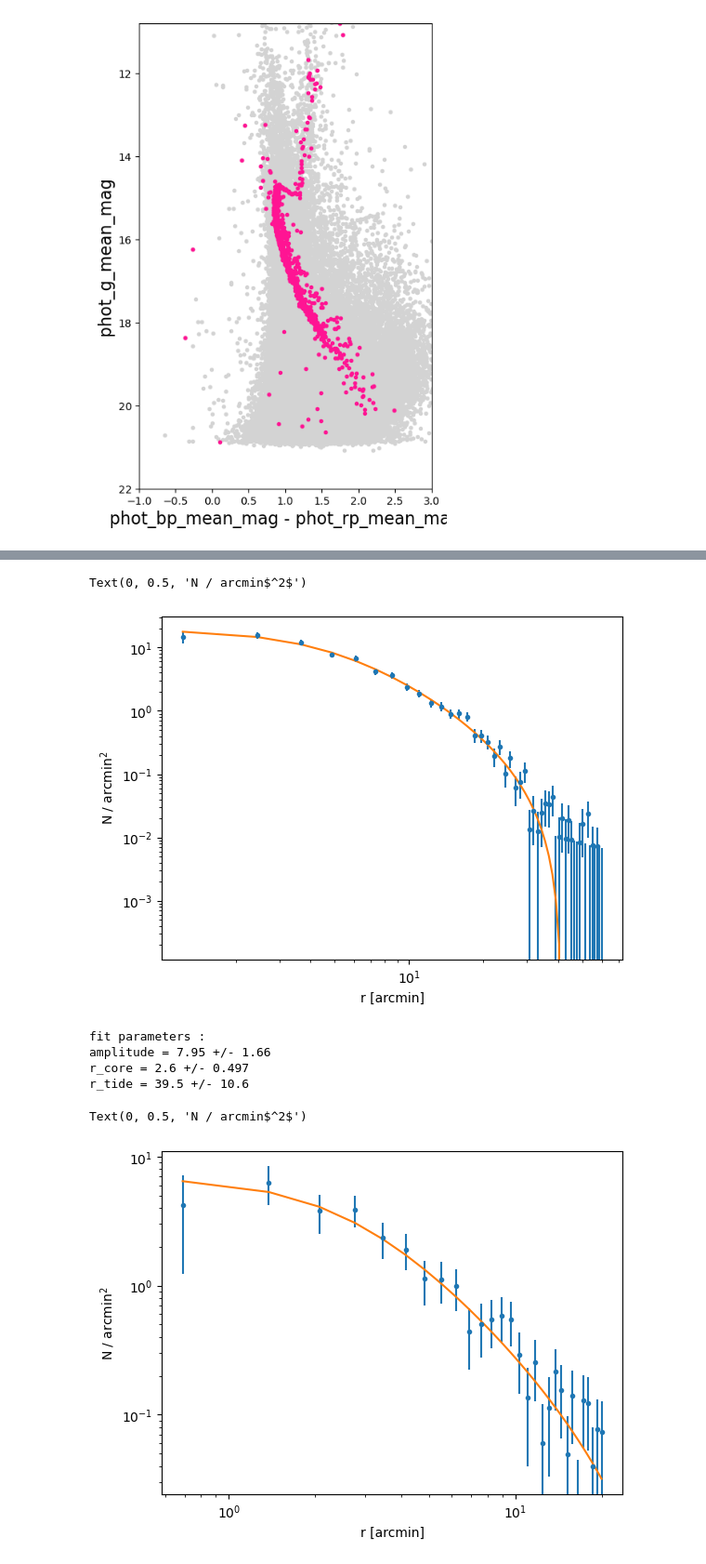
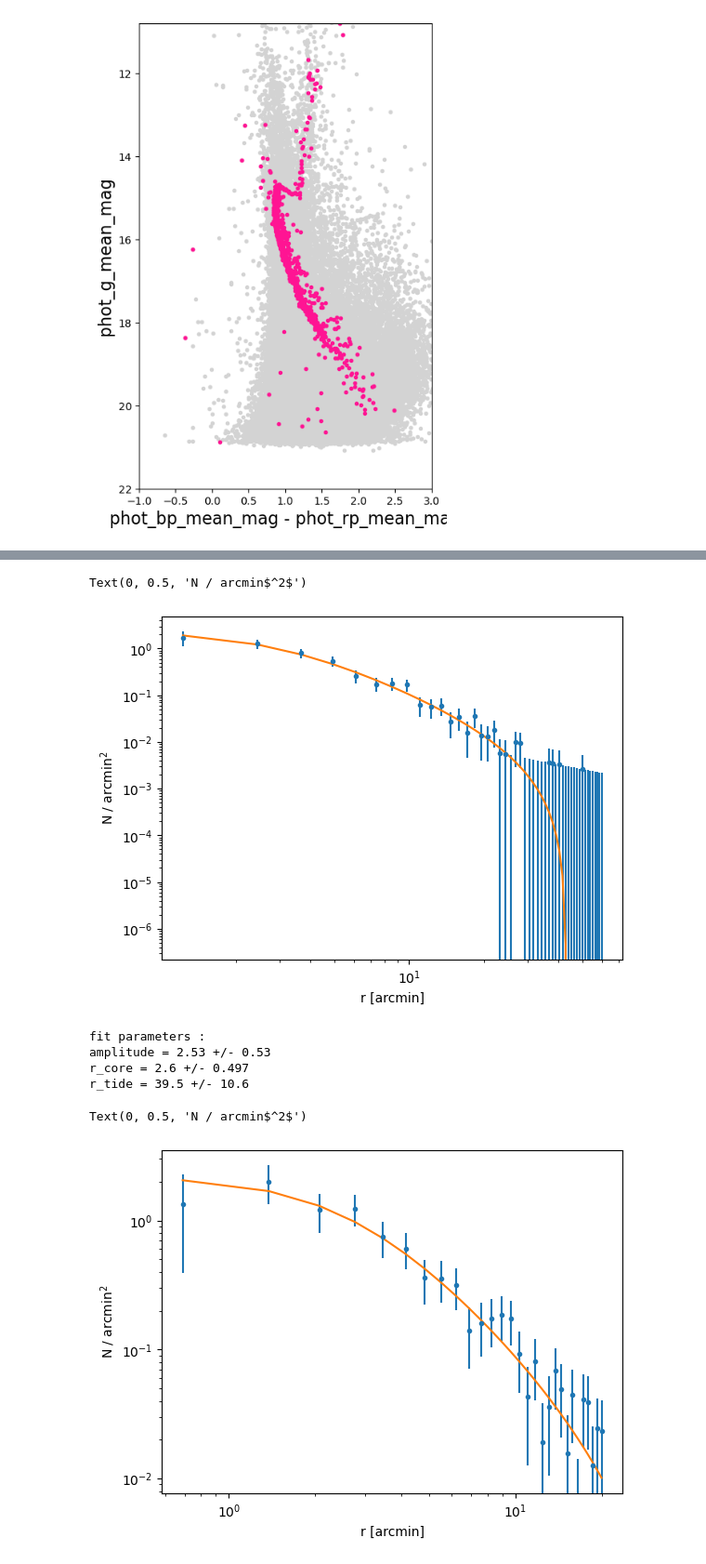
Before and after one commit to ageller/BASE9_utils, a Jupyter notebook: getGaiaData/testKingModel.ipynb, the cells around one changed output, grey strips where cells are left out. Shown at 93% size. Drawn from its saved outputs; the diff is of its cells as text; code cells hidden in the pictures.

```diff
--- a/getGaiaData/testKingModel.ipynb
+++ b/getGaiaData/testKingModel.ipynb
@@ -73,7 +73,7 @@ bin_centers = bins[:-1] + np.diff(bins)[0]
 nr,br = np.histogram(members['rCenter'],bins = bins)
 
 # calculate the surface areas
-sarea = np.array([bins[i+1]**2. - bins[i]**2. for i in range(len(bins) - 1)])
+sarea = np.array([np.pi*bins[i+1]**2. - np.pi*bins[i]**2. for i in range(len(bins) - 1)])
 
 # calculate the surface density (N/area)
 sdensity = nr/sarea
@@ -127,10 +127,11 @@ ax.set_xlabel('r [arcmin]')
 ax.set_ylabel(r'N / arcmin$^2$')
 # %% [output]
 Text(0, 0.5, 'N / arcmin$^2$')
-[figure, old version]
+[figure, new version]
 # %%
 # what about fitting to only the brightest stars?
 # literature using 2MASS (so only bright stars) is 2.35 arcmin
+# I don't think we need to limit out analysis to only bright stars; this is just a check for my own edification
 
 # get the members
 mask = np.logical_and(cluster.data['membership'] > cluster.membershipMin, cluster.data['phot_g_mean_mag'] < 15)
@@ -157,7 +158,7 @@ bin_centers = bins[:-1] + np.diff(bins)[0]
 nr,br = np.histogram(members['rCenter'],bins = bins)
 
 # calculate the surface areas
-sarea = np.array([bins[i+1]**2. - bins[i]**2. for i in range(len(bins) - 1)])
+sarea = np.array([np.pi*bins[i+1]**2. - np.pi*bins[i]**2. for i in range(len(bins) - 1)])
 
 # calculate the surface density (N/area)
 sdensity = nr/sarea
@@ -171,32 +172,32 @@ err_sdensity[xx] = 1./sarea[xx]
 
 # fit a King model
 p_init = models.KingProjectedAnalytic1D(max(sdensity), 2., 60.)
 fit_p = cluster.fitter
 king = fit_p(p_init, bin_centers, sdensity, weights = 1.0/err_sdensity)
 
 # get the parameters and the uncertainties
 # https://github.com/astropy/astropy/issues/7202
 param_names = king.param_names
 params = king.parameters
 err_params = np.sqrt(np.diag(fit_p.fit_info['param_cov']))
 
 print('fit parameters :')
 for (x1,x2,x3) in zip(param_names, params, err_params):
     print(f'{x1} = {x2:.3} +/- {x3:.3}')
 
 # plot with the king model fit
 f,ax = plt.subplots()
 _ = ax.errorbar(bin_centers, sdensity, yerr = err_sdensity, fmt = '.')
 foo = models.KingProjectedAnalytic1D(*king.parameters)
 ax.plot(bin_centers, foo(bin_centers))
 ax.set_xscale('log')
 ax.set_yscale('log')
 ax.set_xlabel('r [arcmin]')
 ax.set_ylabel(r'N / arcmin$^2$')
 # %% [output]
 fit parameters :
-amplitude = 7.95 +/- 1.66
+amplitude = 2.53 +/- 0.53
 r_core = 2.6 +/- 0.497
 r_tide = 39.5 +/- 10.6
 Text(0, 0.5, 'N / arcmin$^2$')
-[figure, old version]
+[figure, new version]
```
Also changed, not shown: parts of 2 cells of this notebook.
